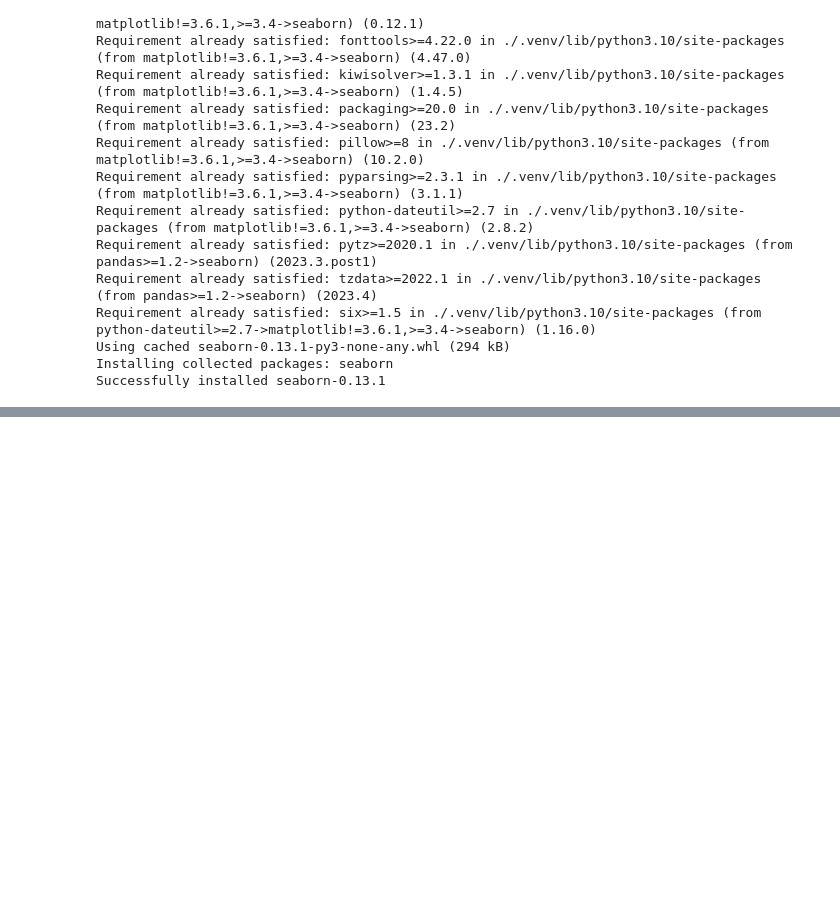
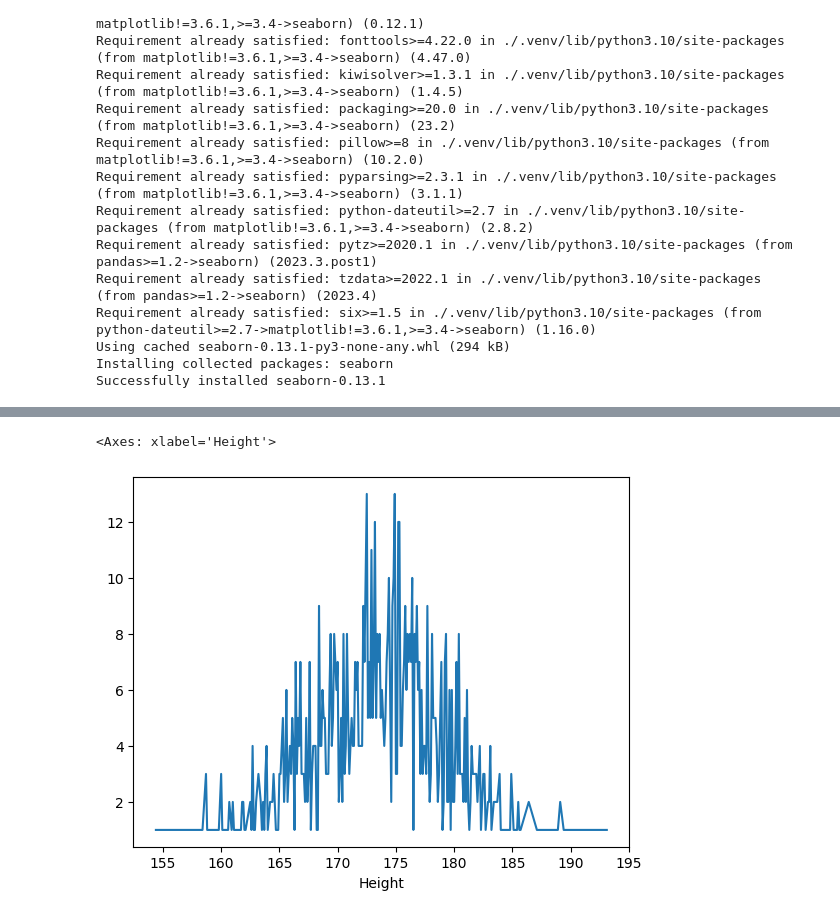
Before and after one commit to dlsdud9098/pandas_test, a Jupyter notebook: seaborn_test.ipynb, the cells around one changed output, grey strips where cells are left out. Drawn from its saved outputs; the diff is of its cells as text; code cells hidden in the pictures; blank space fills up the shorter version.

```diff
--- a/seaborn_test.ipynb
+++ b/seaborn_test.ipynb
@@ -24,0 +26,3 @@ import seaborn as sns
+# %%
+df = pd.read_csv('/mnt/f/python/file_data/body.csv', index_col=0)
+df.head()
@@ -24,0 +71,5 @@ import seaborn as sns
+# %%
+df['Height'].value_counts().sort_index().plot()
+# %% [output]
+<Axes: xlabel='Height'>
+[figure, added]
```
Also changed, not shown: parts of 5 cells of this notebook.
